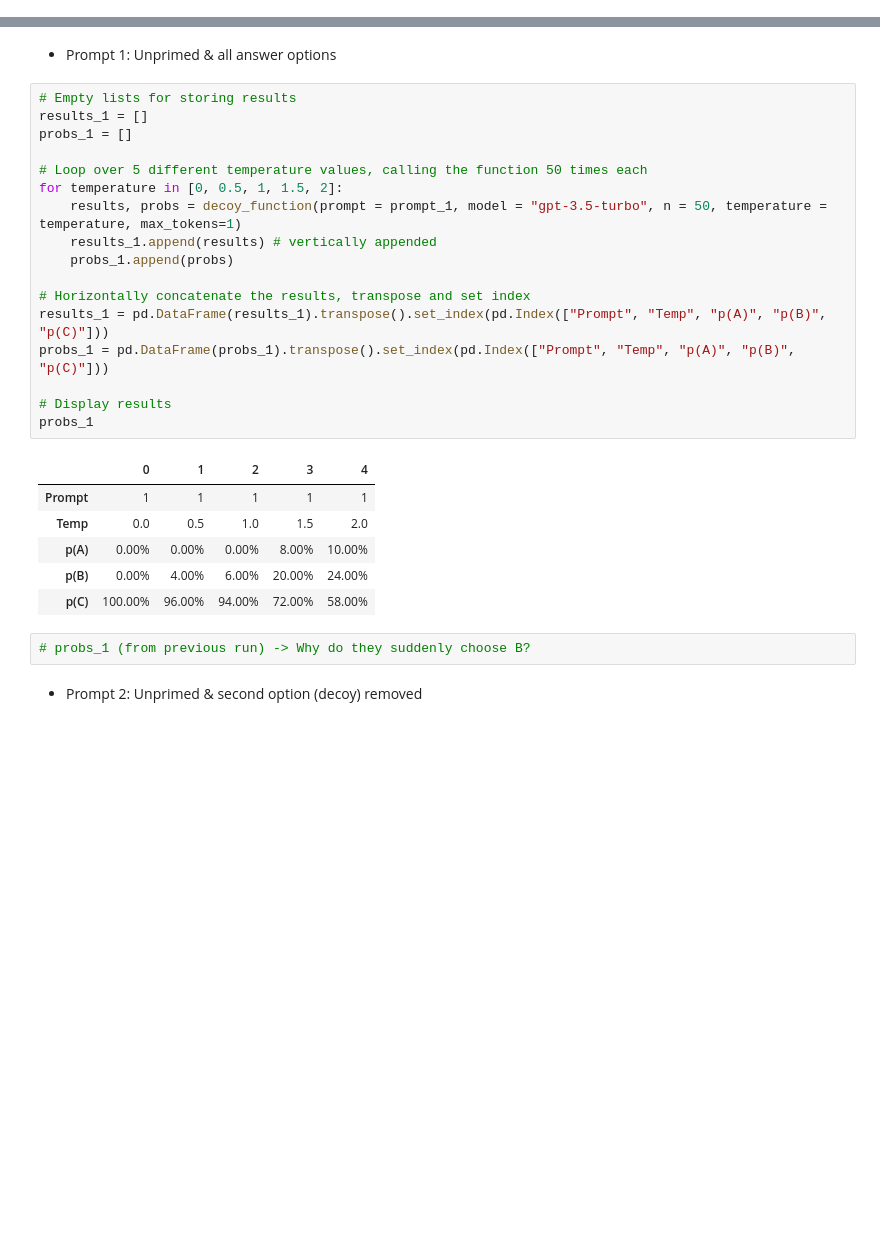
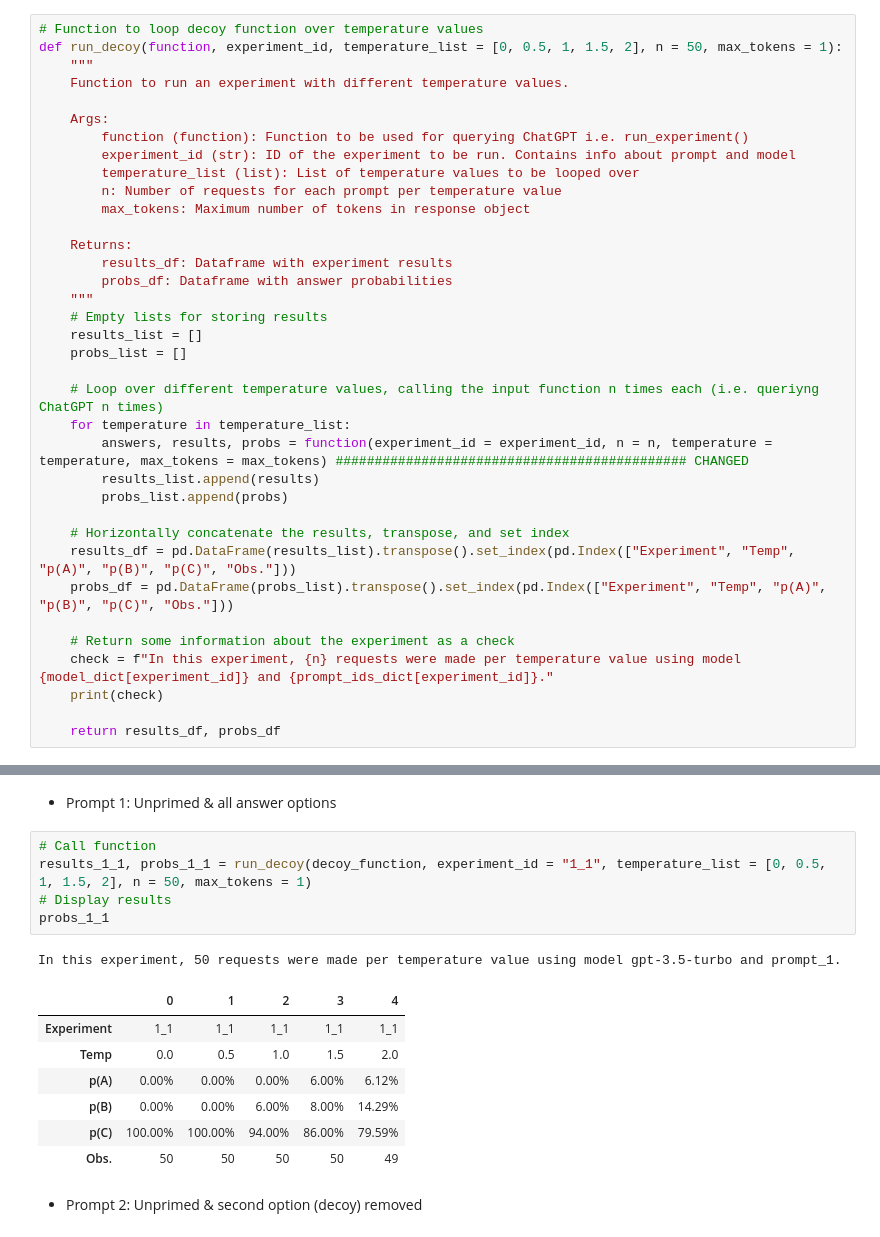
Before and after one commit to MariusDSPM/Data-Science-Project, a Jupyter notebook: Decoy Effect.ipynb, the cells around one changed output, grey strips where cells are left out. Cells and saved outputs as stored; diff of their text form; blank space fills up the shorter version.

```diff
--- a/Decoy Effect.ipynb
+++ b/Decoy Effect.ipynb
@@ -159,0 +396,36 @@ prompt_ids= {
+# %%
+# Function to loop decoy function over temperature values
+def run_decoy(function, experiment_id, temperature_list = [0, 0.5, 1, 1.5, 2], n = 50, max_tokens = 1):
+    """
+    Function to run an experiment with different temperature values.
+
+    Args:
+        function (function): Function to be used for querying ChatGPT i.e. run_experiment()
+        experiment_id (str): ID of the experiment to be run. Contains info about prompt and model
+        temperature_list (list): List of temperature values to be looped over
+        n: Number of requests for each prompt per temperature value
+        max_tokens: Maximum number of tokens in response object
+
+    Returns:
+        results_df: Dataframe with experiment results
+        probs_df: Dataframe with answer probabilities
+    """
+    # Empty lists for storing results
+    results_list = []
+    probs_list = []
+
+    # Loop over different temperature values, calling the input function n times each (i.e. queriyng ChatGPT n times)
+    for temperature in temperature_list:
+        answers, results, probs = function(experiment_id = experiment_id, n = n, temperature = temperature, max_tokens = max_tokens) ############################################# CHANGED
+        results_list.append(results)
+        probs_list.append(probs)
+
+    # Horizontally concatenate the results, transpose, and set index
+    results_df = pd.DataFrame(results_list).transpose().set_index(pd.Index(["Experiment", "Temp", "p(A)", "p(B)", "p(C)", "Obs."]))
+    probs_df = pd.DataFrame(probs_list).transpose().set_index(pd.Index(["Experiment", "Temp", "p(A)", "p(B)", "p(C)", "Obs."]))
+
+    # Return some information about the experiment as a check
+    check = f"In this experiment, {n} requests were made per temperature value using model {model_dict[experiment_id]} and {prompt_ids_dict[experiment_id]}."
+    print(check)
+
+    return results_df, probs_df
@@ -172,30 +512,18 @@ probs_1
 # %% [markdown]
 - Prompt 1: Unprimed & all answer options
-# %%
-# Empty lists for storing results
-results_1 = []
-probs_1 = []
-
-# Loop over 5 different temperature values, calling the function 50 times each
-for temperature in [0, 0.5, 1, 1.5, 2]:
-    results, probs = decoy_function(prompt = prompt_1, model = "gpt-3.5-turbo", n = 50, temperature = temperature, max_tokens=1)
-    results_1.append(results) # vertically appended
-    probs_1.append(probs)
-
-# Horizontally concatenate the results, transpose and set index
-results_1 = pd.DataFrame(results_1).transpose().set_index(pd.Index(["Prompt", "Temp", "p(A)", "p(B)", "p(C)"]))
-probs_1 = pd.DataFrame(probs_1).transpose().set_index(pd.Index(["Prompt", "Temp", "p(A)", "p(B)", "p(C)"]))
-
-# Display results
-probs_1
-# %% [output]
-|  | 0 | 1 | 2 | 3 | 4 |
-| Prompt | 1 | 1 | 1 | 1 | 1 |
-| Temp | 0.0 | 0.5 | 1.0 | 1.5 | 2.0 |
-| p(A) | 0.00% | 0.00% | 0.00% | 8.00% | 10.00% |
-| p(B) | 0.00% | 4.00% | 6.00% | 20.00% | 24.00% |
-| p(C) | 100.00% | 96.00% | 94.00% | 72.00% | 58.00% |
-# %%
-# probs_1 (from previous run) -> Why do they suddenly choose B?
+# %%
+# Call function
+results_1_1, probs_1_1 = run_decoy(decoy_function, experiment_id = "1_1", temperature_list = [0, 0.5, 1, 1.5, 2], n = 50, max_tokens = 1)
+# Display results
+probs_1_1
+# %% [output]
+In this experiment, 50 requests were made per temperature value using model gpt-3.5-turbo and prompt_1.
+|  | 0 | 1 | 2 | 3 | 4 |
+| Experiment | 1_1 | 1_1 | 1_1 | 1_1 | 1_1 |
+| Temp | 0.0 | 0.5 | 1.0 | 1.5 | 2.0 |
+| p(A) | 0.00% | 0.00% | 0.00% | 6.00% | 6.12% |
+| p(B) | 0.00% | 0.00% | 6.00% | 8.00% | 14.29% |
+| p(C) | 100.00% | 100.00% | 94.00% | 86.00% | 79.59% |
+| Obs. | 50 | 50 | 50 | 50 | 49 |
 # %% [markdown]
 - Prompt 2: Unprimed & second option (decoy) removed
```
Also changed, not shown: parts of 88 cells of this notebook.
